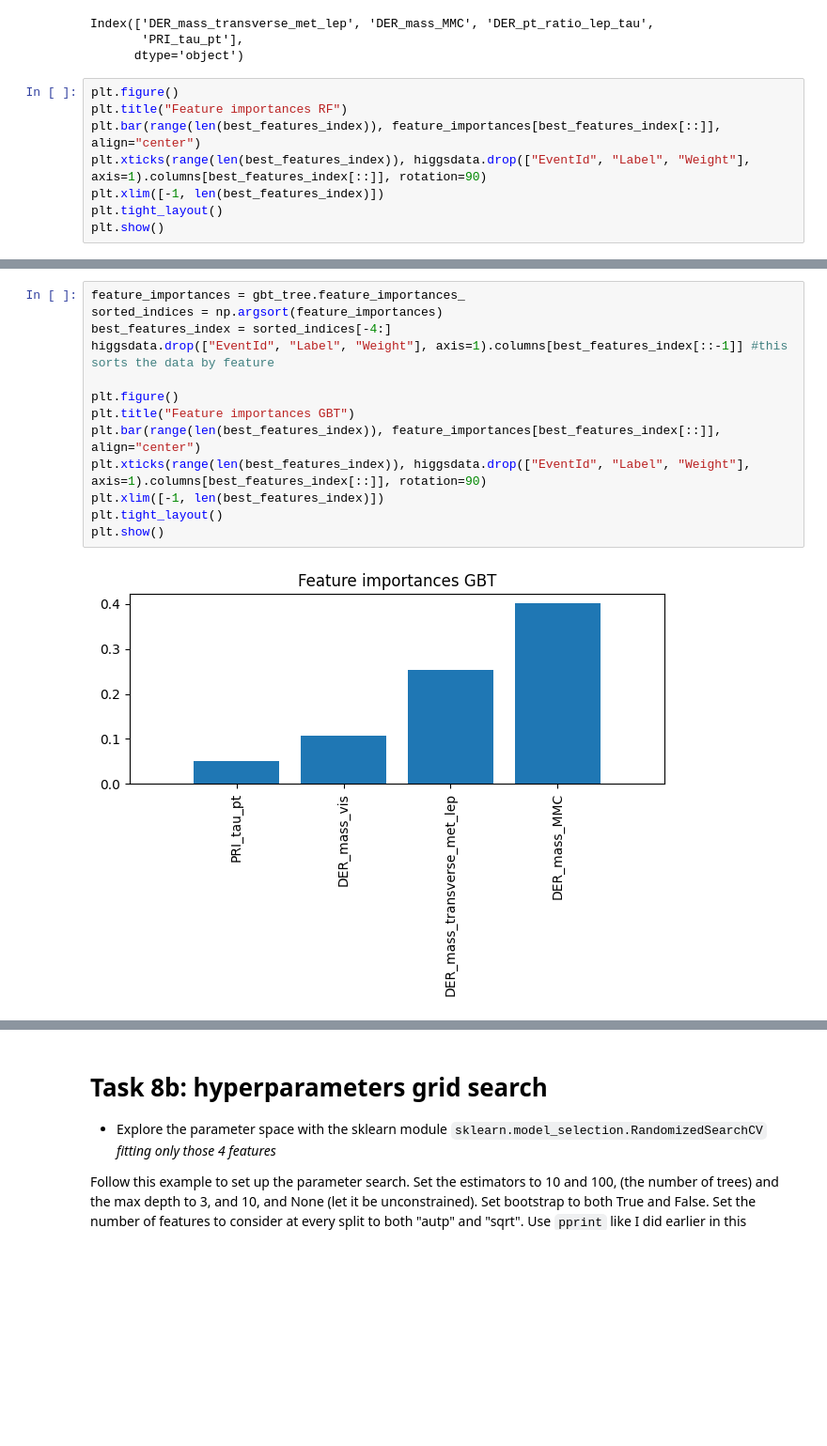
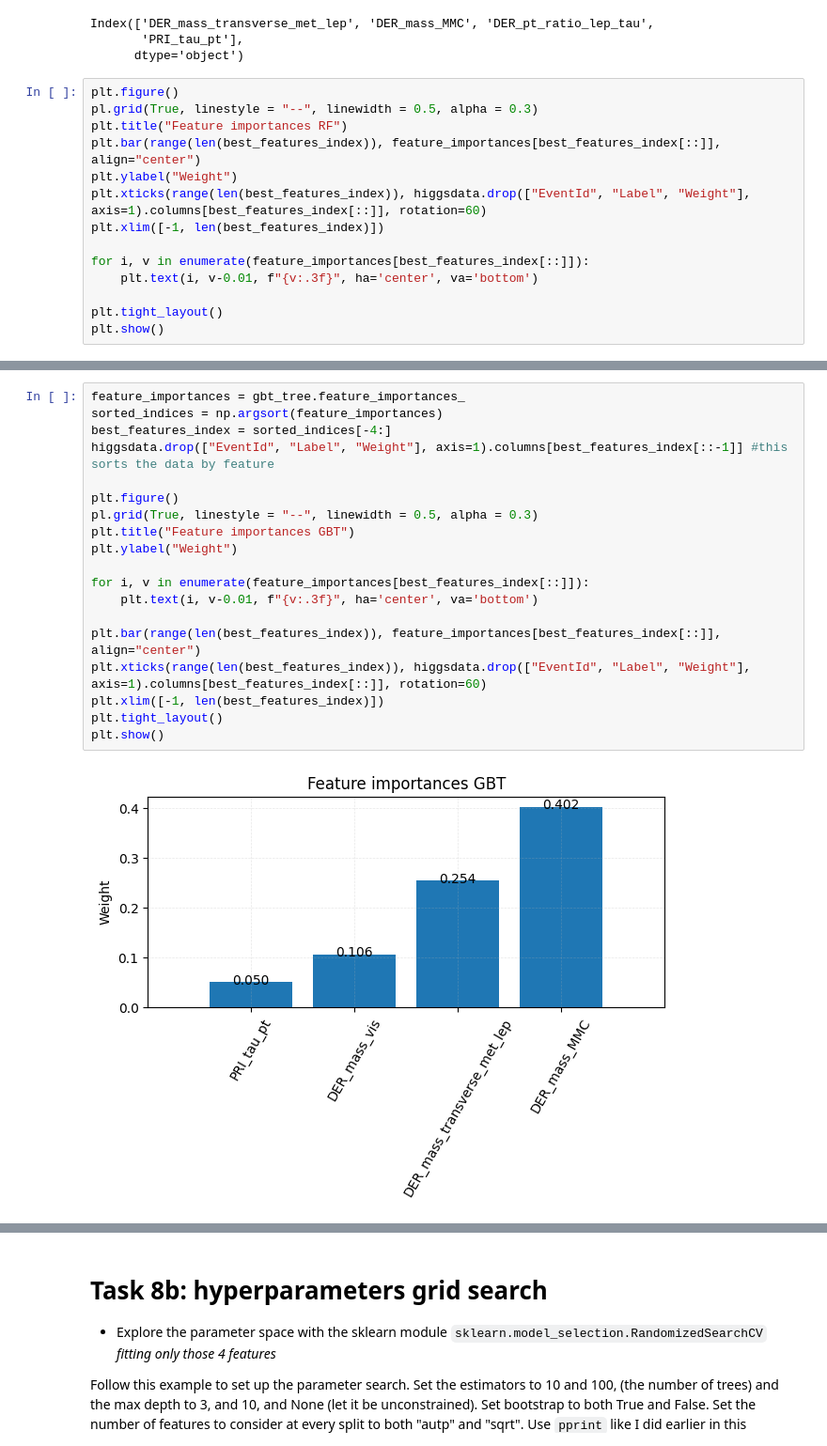
Before and after one commit to TJTomas/DSPS_TTomaszewski, a Jupyter notebook: HW8/Tomaszewski_higgsbosonSearch.ipynb, the cells around one changed output, grey strips where cells are left out. Shown at 94% size. Drawn from its saved outputs; the diff is of its cells as text; blank space fills up the shorter version.

```diff
--- a/HW8/Tomaszewski_higgsbosonSearch.ipynb
+++ b/HW8/Tomaszewski_higgsbosonSearch.ipynb
@@ -458,10 +478,16 @@ Index(['DER_mass_transverse_met_lep', 'DER_mass_MMC', 'DER_pt_ratio_lep_tau',
       dtype='object')
 # %%
 plt.figure()
+pl.grid(True, linestyle = "--", linewidth = 0.5, alpha = 0.3)
 plt.title("Feature importances RF")
 plt.bar(range(len(best_features_index)), feature_importances[best_features_index[::]], align="center")
-plt.xticks(range(len(best_features_index)), higgsdata.drop(["EventId", "Label", "Weight"], axis=1).columns[best_features_index[::]], rotation=90)
+plt.ylabel("Weight")
+plt.xticks(range(len(best_features_index)), higgsdata.drop(["EventId", "Label", "Weight"], axis=1).columns[best_features_index[::]], rotation=60)
 plt.xlim([-1, len(best_features_index)])
+
+for i, v in enumerate(feature_importances[best_features_index[::]]):
+    plt.text(i, v-0.01, f"{v:.3f}", ha='center', va='bottom')
+
 plt.tight_layout()
 plt.show()
 # %% [output]
@@ -480,15 +511,21 @@ plt.show()
 # %%
 feature_importances = gbt_tree.feature_importances_
 sorted_indices = np.argsort(feature_importances)
 best_features_index = sorted_indices[-4:]
 higgsdata.drop(["EventId", "Label", "Weight"], axis=1).columns[best_features_index[::-1]] #this sorts the data by feature
 
 plt.figure()
+pl.grid(True, linestyle = "--", linewidth = 0.5, alpha = 0.3)
 plt.title("Feature importances GBT")
+plt.ylabel("Weight")
+
+for i, v in enumerate(feature_importances[best_features_index[::]]):
+    plt.text(i, v-0.01, f"{v:.3f}", ha='center', va='bottom')
+
 plt.bar(range(len(best_features_index)), feature_importances[best_features_index[::]], align="center")
-plt.xticks(range(len(best_features_index)), higgsdata.drop(["EventId", "Label", "Weight"], axis=1).columns[best_features_index[::]], rotation=90)
+plt.xticks(range(len(best_features_index)), higgsdata.drop(["EventId", "Label", "Weight"], axis=1).columns[best_features_index[::]], rotation=60)
 plt.xlim([-1, len(best_features_index)])
 plt.tight_layout()
 plt.show()
 # %% [output]
-[figure, old version]
+[figure, new version]
```
Also changed, not shown: parts of 29 cells of this notebook.
